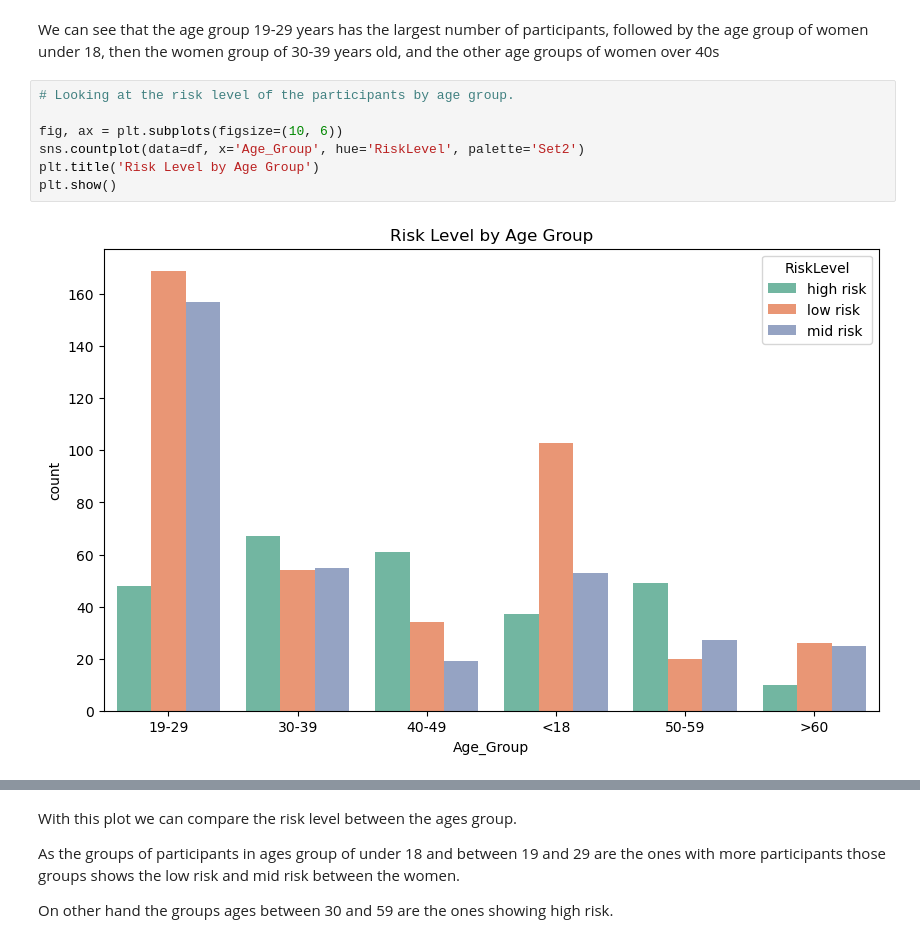
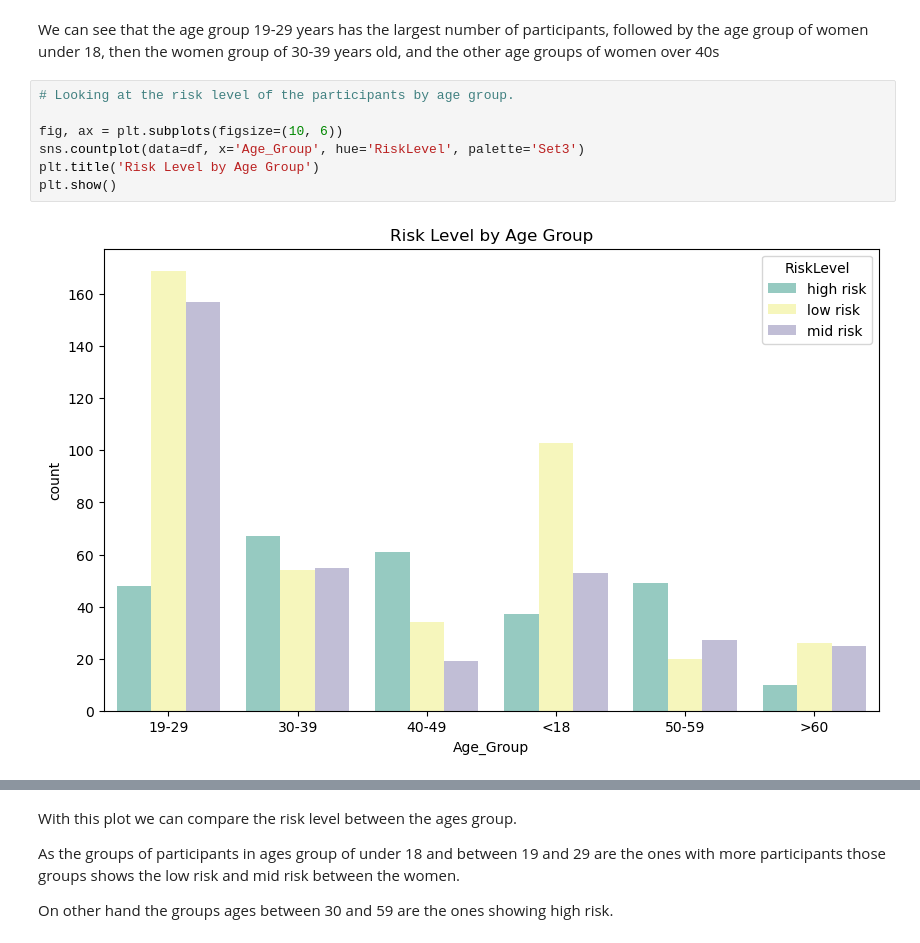
Before and after one commit to Jennyicano/PFDA, a Jupyter notebook: pfda_project/big_project.ipynb, the cells around one changed output, grey strips where cells are left out. Cells and saved outputs as stored; diff of their text form.

```diff
--- a/pfda_project/big_project.ipynb
+++ b/pfda_project/big_project.ipynb
@@ -170,9 +170,9 @@ We can see that the age group 19-29 years has the largest number of participants
 # %%
 # Looking at the risk level of the participants by age group.
 
 fig, ax = plt.subplots(figsize=(10, 6))
-sns.countplot(data=df, x='Age_Group', hue='RiskLevel', palette='Set2')
+sns.countplot(data=df, x='Age_Group', hue='RiskLevel', palette='Set3')
 plt.title('Risk Level by Age Group')
 plt.show()
 # %% [output]
-[figure, old version]
+[figure, new version]
```
Also changed, not shown: parts of 5 cells of this notebook.
